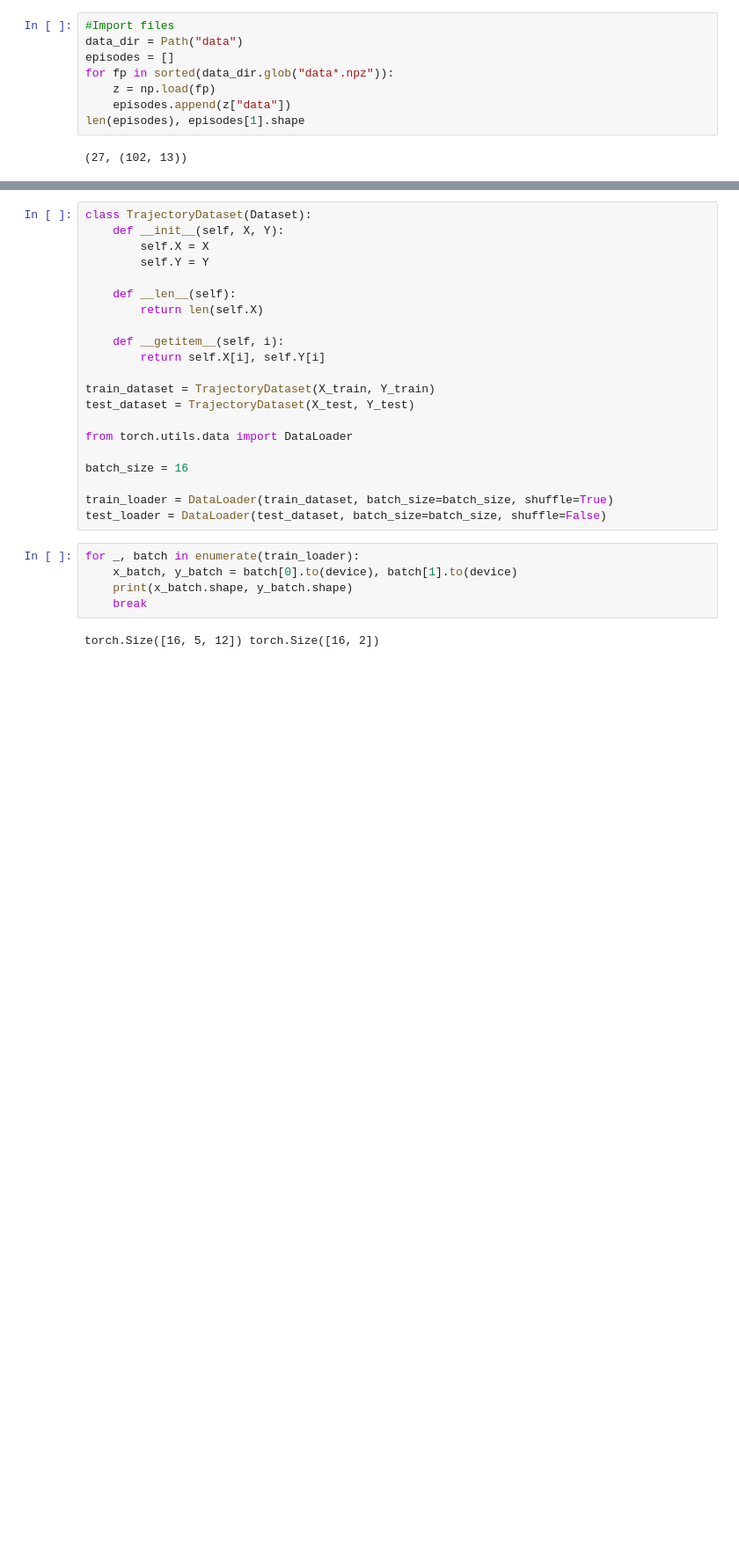
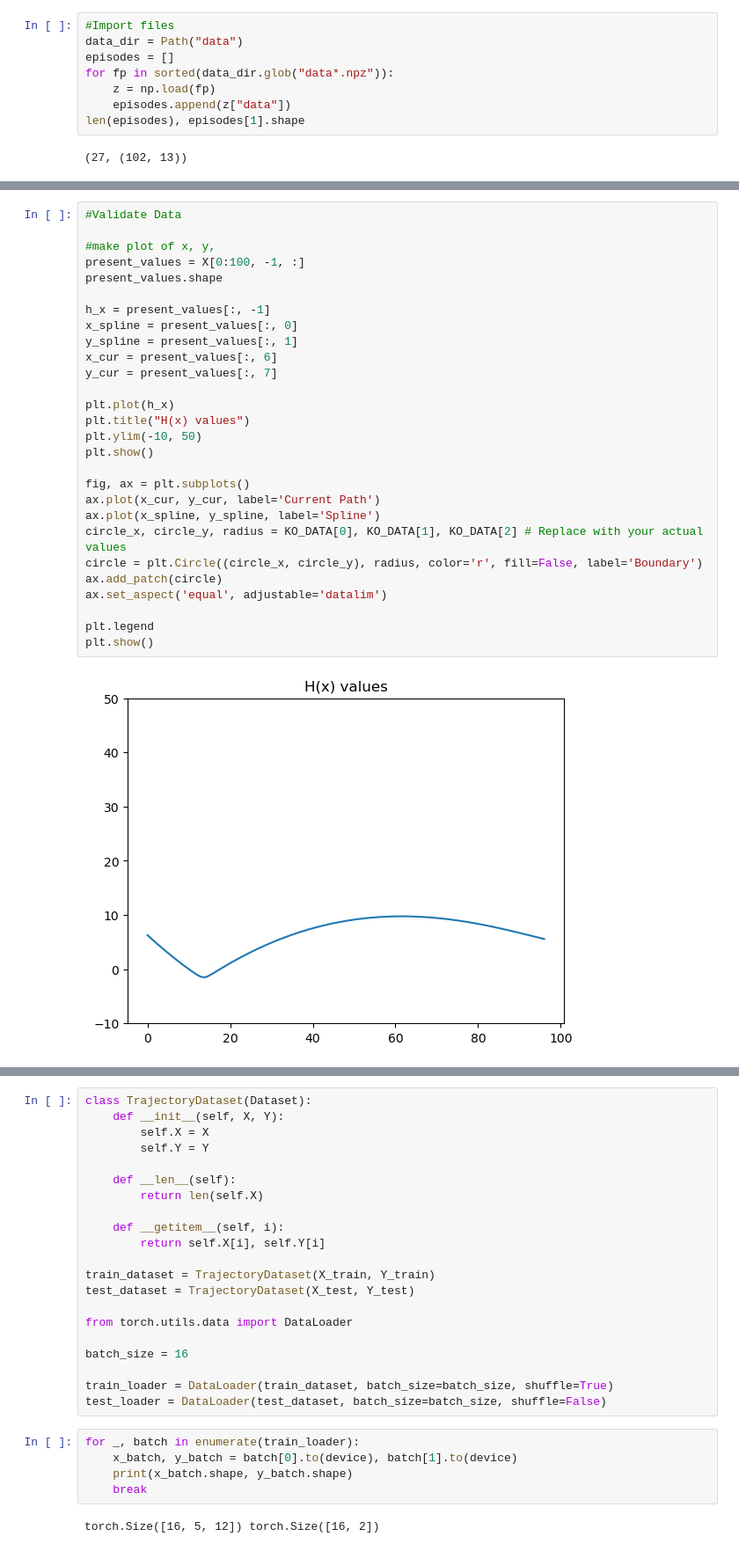
Before and after one commit to planetaryeclipse/research-geo-diff-opt-layer, a Jupyter notebook: LSTM.ipynb, the cells around one changed output, grey strips where cells are left out. Shown at 88% size. Drawn from its saved outputs; the diff is of its cells as text; blank space fills up the shorter version.

```diff
--- a/LSTM.ipynb
+++ b/LSTM.ipynb
@@ -96,0 +125,30 @@ Y Shape (5969, 2)
+# %%
+#Validate Data
+
+#make plot of x, y,
+present_values = X[0:100, -1, :]
+present_values.shape
+
+h_x = present_values[:, -1]
+x_spline = present_values[:, 0]
+y_spline = present_values[:, 1]
+x_cur = present_values[:, 6]
+y_cur = present_values[:, 7]
+
+plt.plot(h_x)
+plt.title("H(x) values")
+plt.ylim(-10, 50)
+plt.show()
+
+fig, ax = plt.subplots()
+ax.plot(x_cur, y_cur, label='Current Path')
+ax.plot(x_spline, y_spline, label='Spline')
+circle_x, circle_y, radius = KO_DATA[0], KO_DATA[1], KO_DATA[2] # Replace with your actual values
+circle = plt.Circle((circle_x, circle_y), radius, color='r', fill=False, label='Boundary')
+ax.add_patch(circle)
+ax.set_aspect('equal', adjustable='datalim')
+
+plt.legend
+plt.show()
+# %% [output]
+[figure, added]
```
Also changed, not shown: parts of 12 cells of this notebook.
